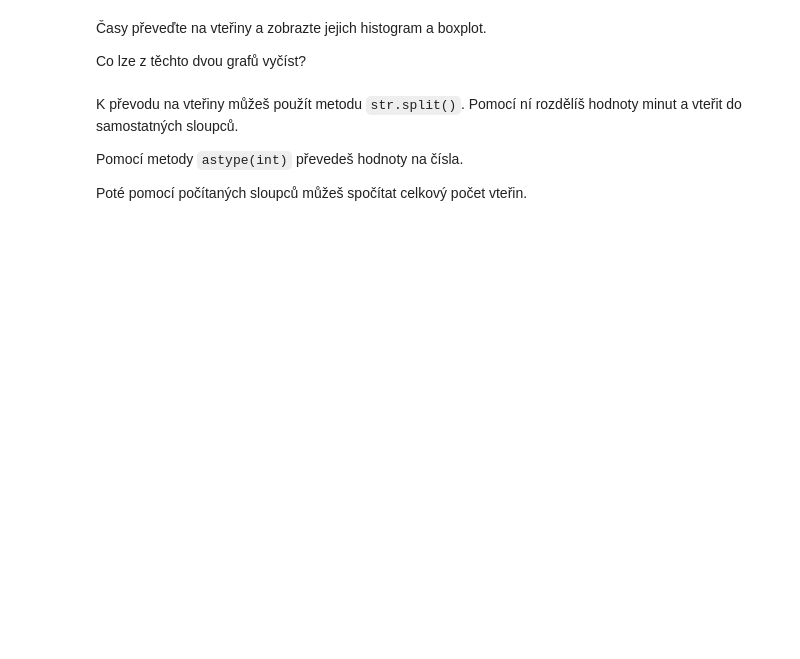
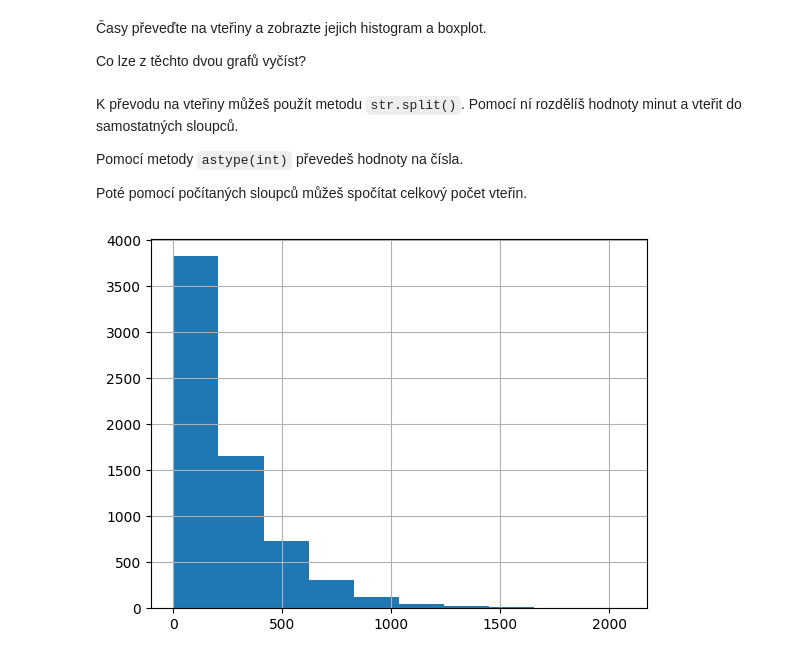
Before and after one commit to JankaMarschalkova/python-podzim-pondeli-2023, a Jupyter notebook: notebook/lekce-10/excs/call-centrum.ipynb, the cells around one changed output. Saved outputs shown, nothing was run; the diff lists cells and outputs as text; code cells hidden in the pictures; blank space fills up the shorter version.

```diff
--- a/notebook/lekce-10/excs/call-centrum.ipynb
+++ b/notebook/lekce-10/excs/call-centrum.ipynb
@@ -11,3 +13,5 @@ import pandas
 
 callcentrum = pandas.read_csv("https://kodim.cz/cms/assets/analyza-dat/python-data-1/python-pro-data-1/vizualizace/excs/call-centrum/callcentrum.csv")
 callcentrum = callcentrum["hodnota"].str.split(':', expand=True).astype(int)
+# %%
+callcentrum.rename(columns={0:'minutes', 1:'seconds'},inplace=True)
@@ -21,3 +34,11 @@ K převodu na vteřiny můžeš použít metodu `str.split()`. Pomocí ní rozd
 Pomocí metody `astype(int)` převedeš hodnoty na čísla.
 
 Poté pomocí počítaných sloupců můžeš spočítat celkový počet vteřin.
+# %%
+callcentrum["seconds_total"] = callcentrum["minutes"] * 60 + callcentrum["seconds"]
+
+## Histogram
+callcentrum["seconds_total"].hist()
+plt.show()
+# %% [output]
+[figure, added]
```
Also changed, not shown: parts of 4 cells of this notebook, 3 other files.
